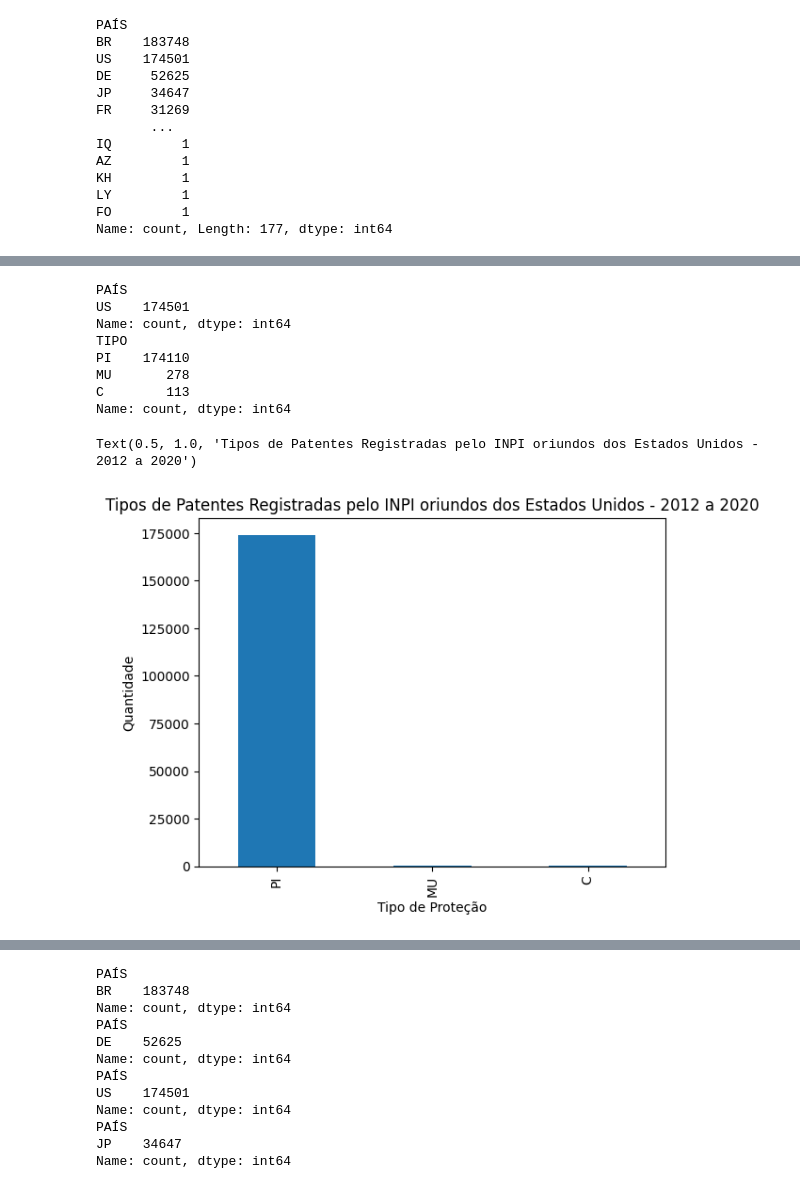
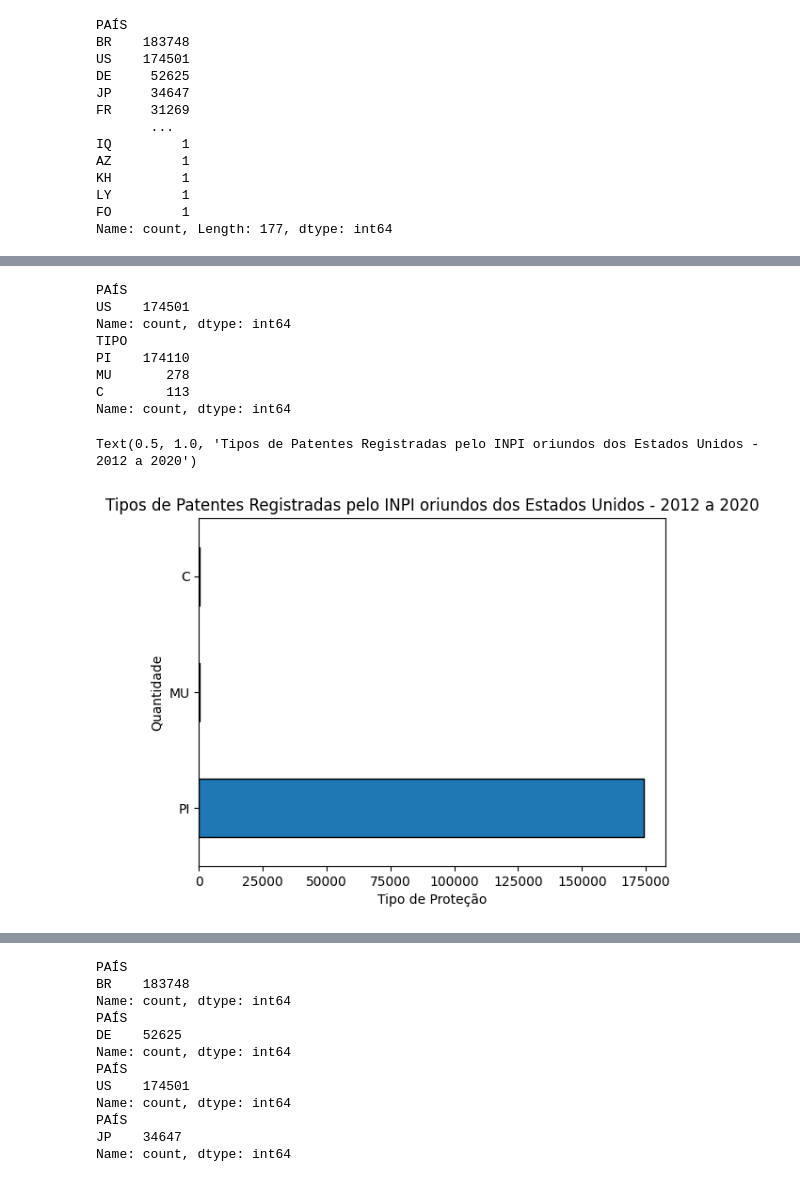
Before and after one commit to maricarvi/projeto-final-on26, a Jupyter notebook: final/analise_final_patentes.ipynb, the cells around one changed output, grey strips where cells are left out. Cells and saved outputs as stored; diff of their text form; code cells hidden in the pictures.

```diff
--- a/final/analise_final_patentes.ipynb
+++ b/final/analise_final_patentes.ipynb
@@ -129,29 +143,29 @@ Text(0.5, 1.0, 'Tipos de Patentes Registradas pelo INPI oriundos do Brasil - 201
 # %%
 df_filtrado_us = df_deposito[df_deposito['PAÍS'].isin(['US'])]
 
 total_us = df_filtrado_us['PAÍS'].value_counts()
 total_us = total_us
 print(total_us)
 
 total_pi_us = df_filtrado_us['TIPO'].value_counts()
 print(total_pi_us)
 
-total_pi_us.plot(kind='bar')
+total_pi_us.plot(kind="barh", edgecolor='black')
 
 plt.xlabel('Tipo de Proteção')
 plt.ylabel('Quantidade')
 plt.title('Tipos de Patentes Registradas pelo INPI oriundos dos Estados Unidos - 2012 a 2020')
 # %% [output]
 PAÍS
 US    174501
 Name: count, dtype: int64
 TIPO
 PI    174110
 MU       278
 C        113
 Name: count, dtype: int64
 Text(0.5, 1.0, 'Tipos de Patentes Registradas pelo INPI oriundos dos Estados Unidos - 2012 a 2020')
-[figure, old version]
+[figure, new version]
 # %%
 df_filtrado_de = df_deposito[df_deposito['PAÍS'].isin(['DE'])]
 
```
Also changed, not shown: parts of 5 cells of this notebook, 4 other files.
